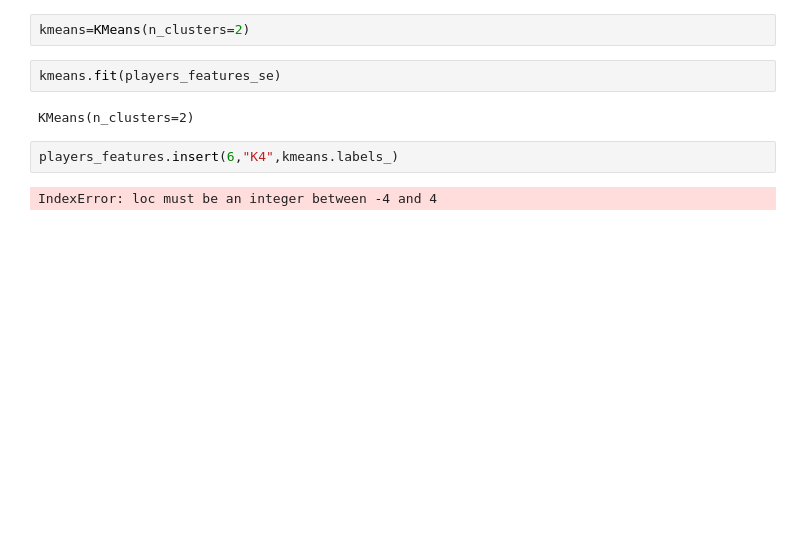
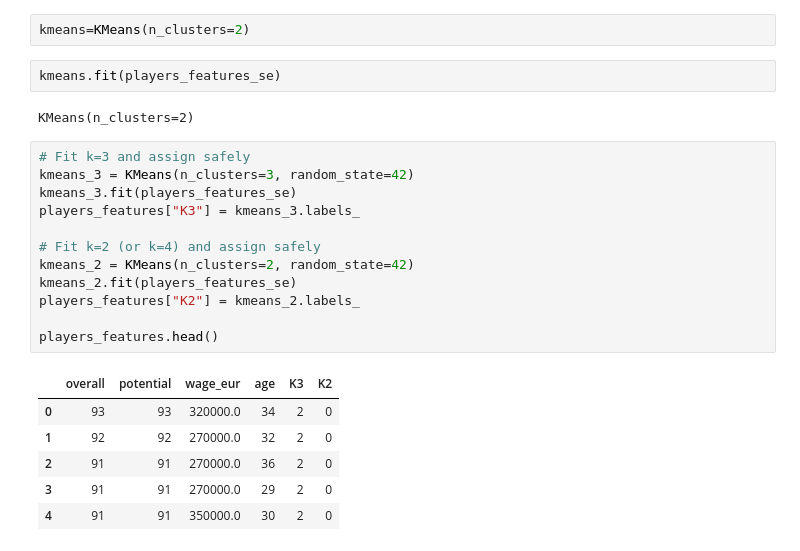
Before and after one commit to Irinejeba/Machiene-Learning, a Jupyter notebook: K Means Clustering.ipynb, the cells around one changed output. Cells and saved outputs as stored; diff of their text form; blank space fills up the shorter version.

```diff
--- a/K Means Clustering.ipynb
+++ b/K Means Clustering.ipynb
@@ -155,9 +172,24 @@ kmeans.fit(players_features_se)
 # %% [output]
 KMeans(n_clusters=2)
 # %%
-players_features.insert(6,"K4",kmeans.labels_)
+# Fit k=3 and assign safely
+kmeans_3 = KMeans(n_clusters=3, random_state=42)
+kmeans_3.fit(players_features_se)
+players_features["K3"] = kmeans_3.labels_
+
+# Fit k=2 (or k=4) and assign safely
+kmeans_2 = KMeans(n_clusters=2, random_state=42)
+kmeans_2.fit(players_features_se)
+players_features["K2"] = kmeans_2.labels_
+
+players_features.head()
 # %% [output]
-IndexError: loc must be an integer between -4 and 4
+|  | overall | potential | wage_eur | age | K3 | K2 |
+| 0 | 93 | 93 | 320000.0 | 34 | 2 | 0 |
+| 1 | 92 | 92 | 270000.0 | 32 | 2 | 0 |
+| 2 | 91 | 91 | 270000.0 | 36 | 2 | 0 |
+| 3 | 91 | 91 | 270000.0 | 29 | 2 | 0 |
+| 4 | 91 | 91 | 350000.0 | 30 | 2 | 0 |
 # %%
 players_features
 # %% [output]
```
Also changed, not shown: parts of 9 cells of this notebook.
